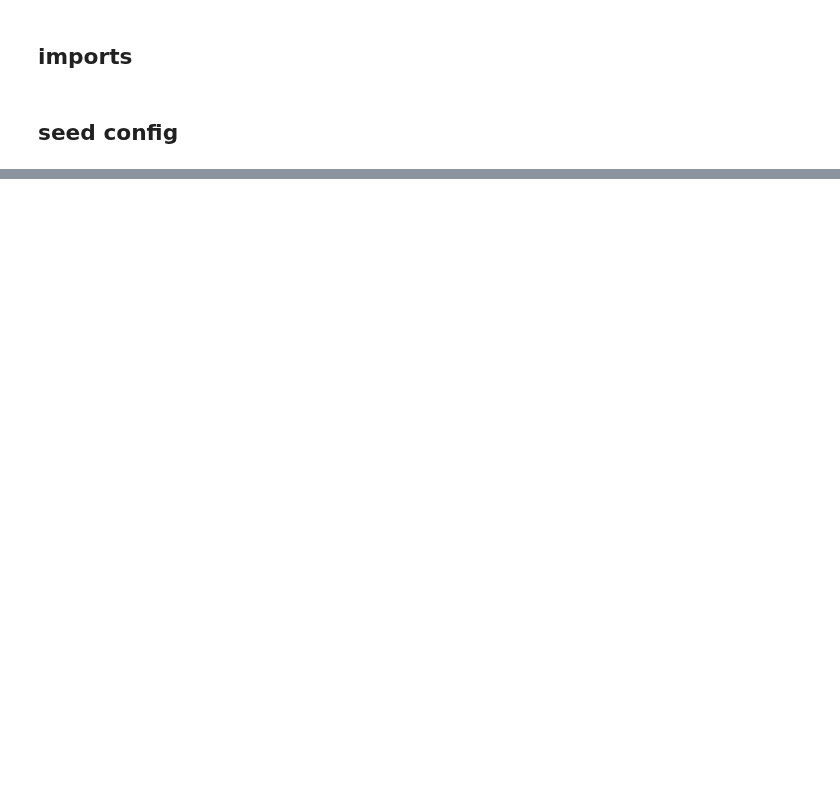
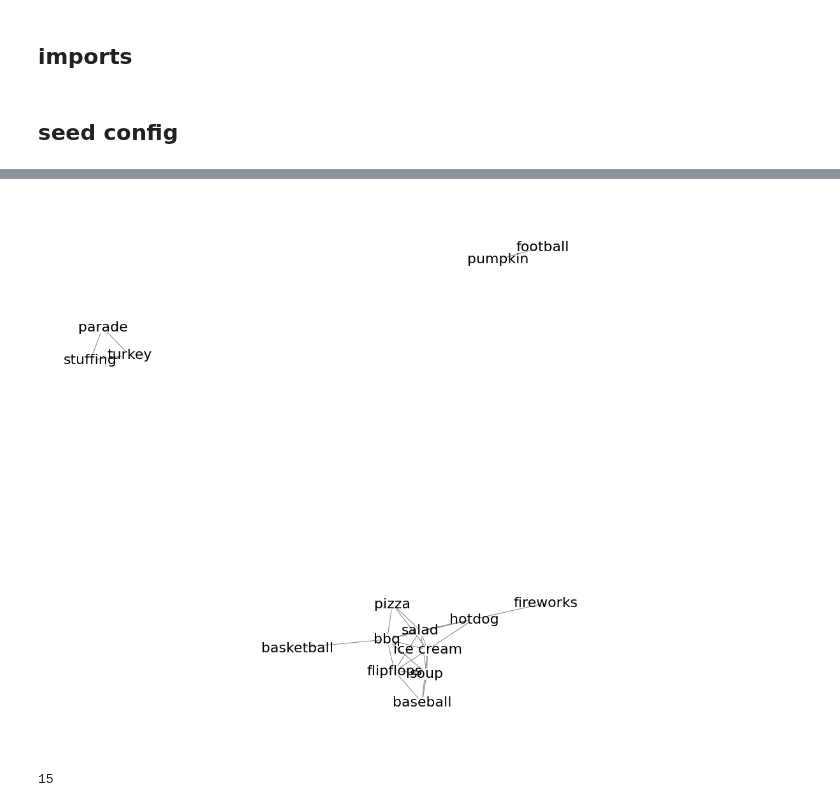
Before and after one commit to pinballsurgeon/deluxo_adjacency, a Jupyter notebook: emergence.ipynb, the cells around one changed output, grey strips where cells are left out. Saved outputs shown, nothing was run; the diff lists cells and outputs as text; code cells hidden in the pictures; blank space fills up the shorter version.

```diff
--- a/emergence.ipynb
+++ b/emergence.ipynb
@@ -250,10 +316,37 @@ KeyError: ignored
+# %%
+
+
+
+
+# build graph
+G = nx.from_pandas_edgelist(df_slice
+                           ,'source'          # parent
+                           ,'target'          # child
+                           , ['weight'])      # relationship
+
+
+# define plot area
+plt.figure(3,figsize=(12,12))
+
+
+# visualize graph
+nx.draw(G
+     ,with_labels=True
+     ,edge_color='gray'
+     ,node_color='white'
+     ,font_size=22)
+# %% [output]
+[figure, added]
 # %%
+### graph properties
+
 # list nodes
 G.nodes.items()
 
-# edges
+# number of edges in graph
 G.number_of_edges()
 
-# print neighbors
-for v in G.neighbors('rocket'):
-  print(v)
+# number of nodes in graph
+G.number_of_nodes()
+# %% [output]
+15
```
Also changed, not shown: parts of 25 cells of this notebook.
